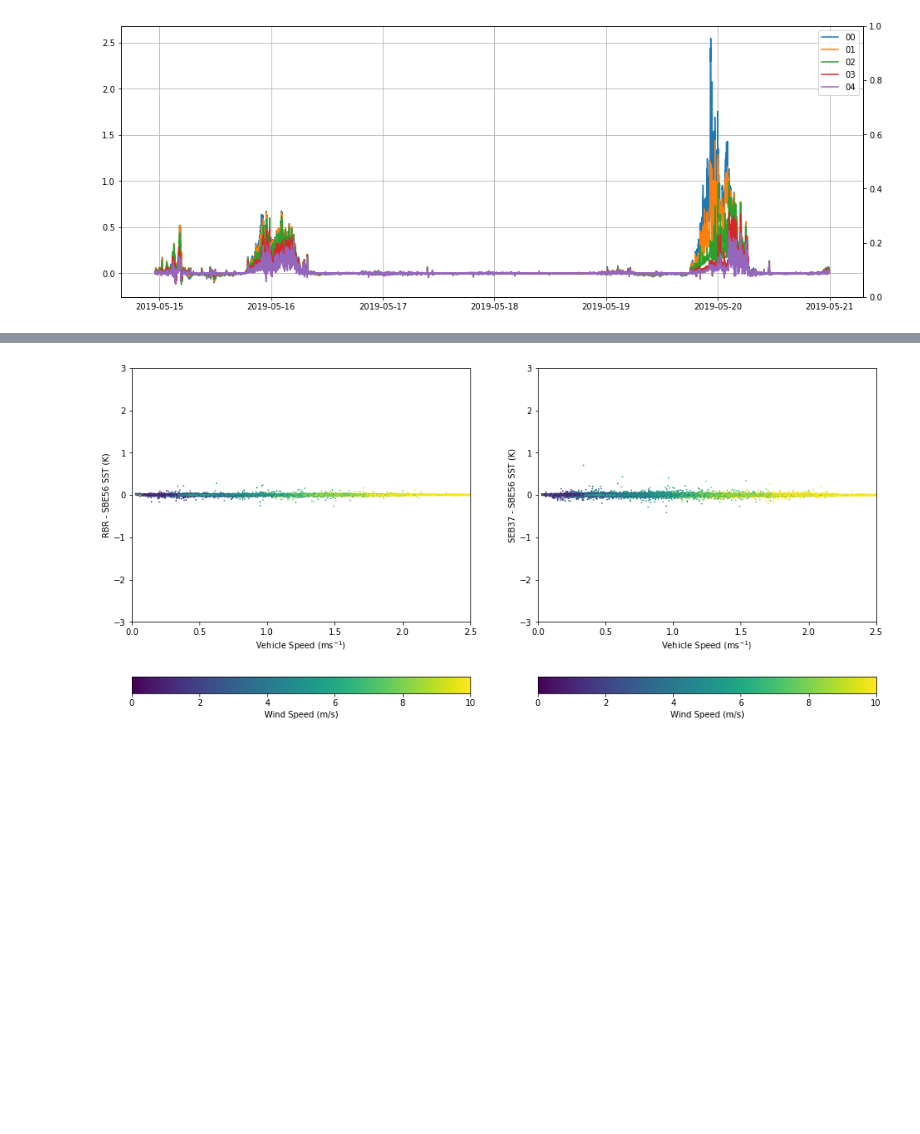
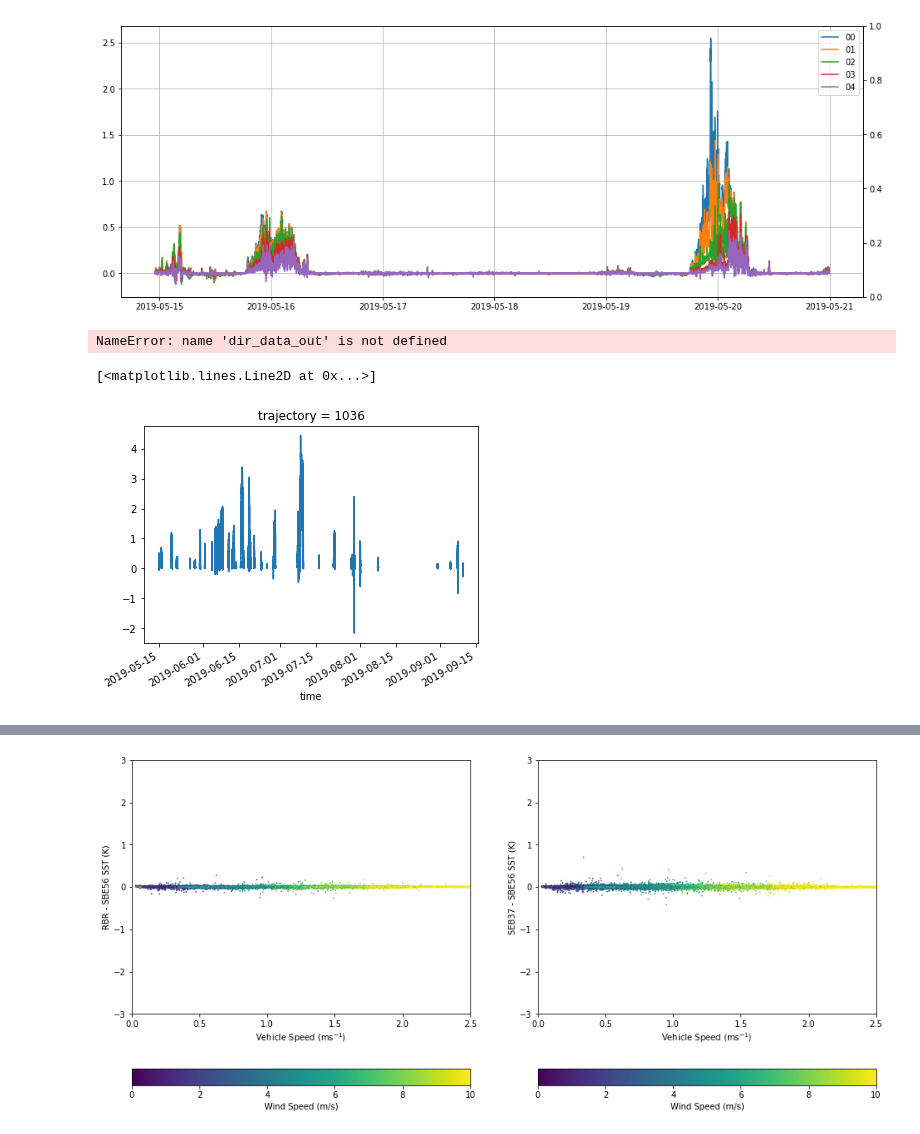
Before and after one commit to cgentemann/Saildrone, a Jupyter notebook: arctic_cruise/Arctic data explore diurnal and cool events.ipynb, the cells around one changed output, grey strips where cells are left out. Cells and saved outputs as stored; diff of their text form; code cells hidden in the pictures; blank space fills up the shorter version.

```diff
--- a/arctic_cruise/Arctic data explore diurnal and cool events.ipynb
+++ b/arctic_cruise/Arctic data explore diurnal and cool events.ipynb
@@ -286,6 +298,17 @@ for iusv in range(2):
         cond = (ds_tem.time>=tem.start_time) & (ds_tem.time<=tem.stop_time)
         ds_tem.cool_mask[cond]=1
     ds['cool_mask'][iusv,:]=ds_tem.cool_mask
+# %%
+ds.to_netcdf(dir_data_out + 'saildrone-gen_5-arctic_misst_2019-sd10361037-20190514T230000-20191011T183000-1_minutes-v1.1575336154680-withSBE_flags.nc')
+# %% [output]
+NameError: name 'dir_data_out' is not defined
+# %%
+rdif = ds.TEMP_SBE37_MEAN - ds.sea_water_temperature_06_mean
+rdif = rdif.where(ds.warm_mask>0)
+rdif[0,:].plot()
+# %% [output]
+[<matplotlib.lines.Line2D at 0x...>]
+[figure, added]
 # %%
 for i in range(20,30): #df_save_warm.usv.size):
     plt.clf()
```
Also changed, not shown: parts of 5 cells of this notebook, 3 other files.
